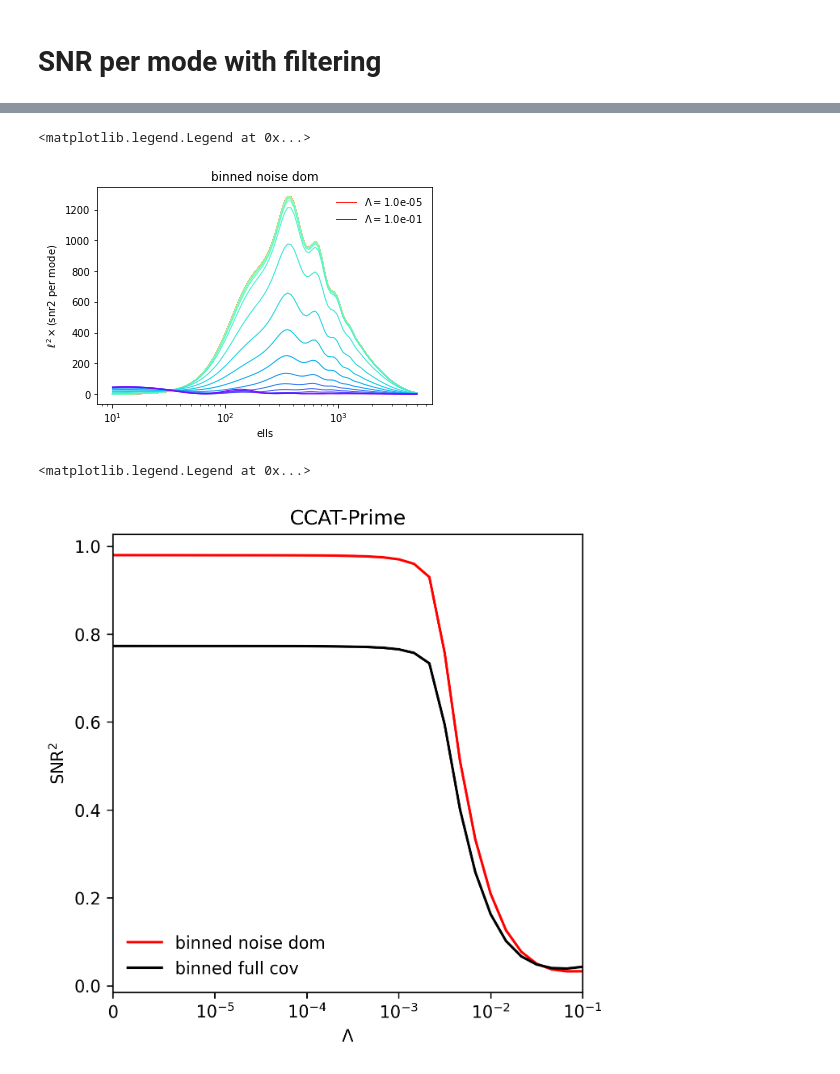
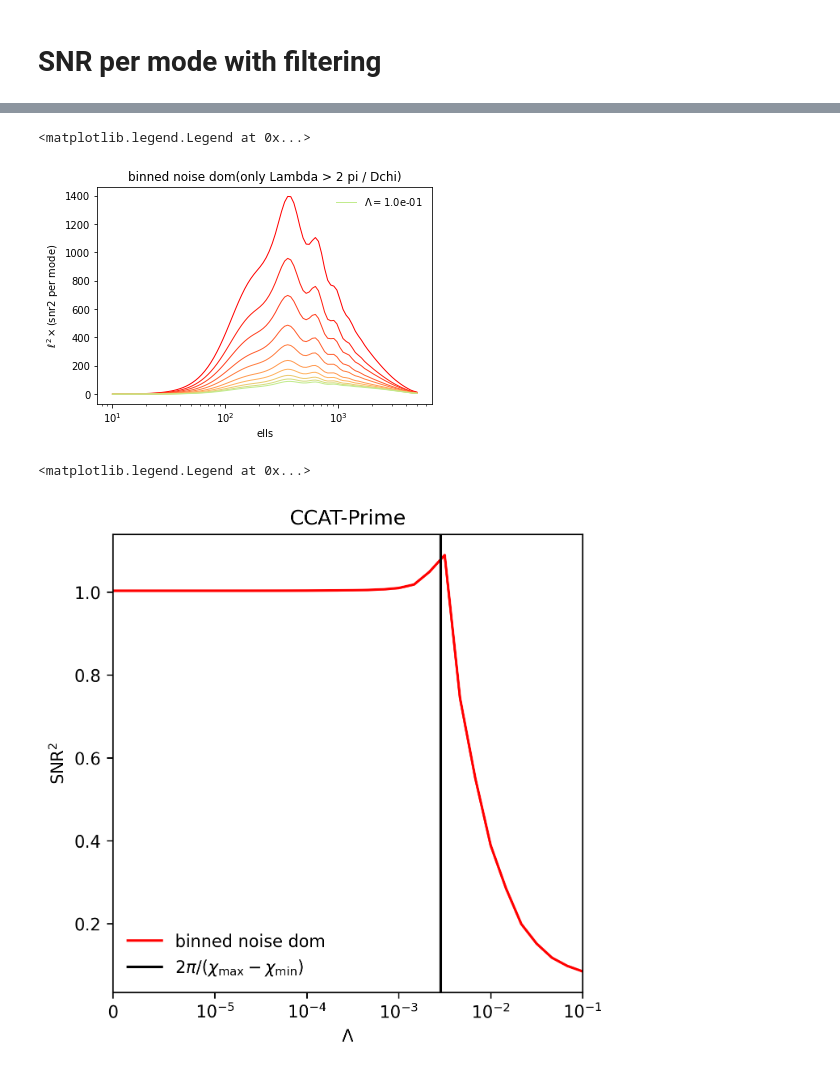
Before and after one commit to DelonShen/LIMxCMBL, a Jupyter notebook: 011.000.2025-02-25.CCAT-prime-snr-full-covariance.ipynb, the cells around one changed output, grey strips where cells are left out. Drawn from its saved outputs; the diff is of its cells as text; code cells hidden in the pictures.

Commit message:
fixed computation of unfiltered LIM x kappa also fixes all my problems

```diff
--- a/011.000.2025-02-25.CCAT-prime-snr-full-covariance.ipynb
+++ b/011.000.2025-02-25.CCAT-prime-snr-full-covariance.ipynb
@@ -18,8 +18,20 @@ dchi_binned = np.mean(np.diff(chi_bin_edges))
 # %%
 import matplotlib.pyplot as plt
 # %%
-Ik_fname = '/scratch/users/delon/LIMxCMBL/IHiKappa/Ik_zmin_%.5f_zmax_%.5f_quad_nbins_%d.npy'%(zmin, zmax, n_bins)
-I_kappa = np.load(Ik_fname)
+I_kappa_fname = '/scratch/users/delon/LIMxCMBL/IHiKappa/Ik_'
+I_kappa_fname +='zmin_%.5f_zmax_%.5f_quad_next_%d.npy'%(zmin,
+                                                        zmax,
+                                                        1000)
+
+I_kappa_unbinned = np.load(I_kappa_fname)
+
+I_kappa = np.zeros((len(ells), n_bins))
+external_chis = np.linspace(chimin*(1+1e-8), chimax*(1 - 1e-8), 1000)
+for i, (l1, r1) in enumerate(zip(chi_bin_edges, chi_bin_edges[1:])):
+            idx1 = np.where((external_chis > l1) & (external_chis <= r1))[0]
+            I_kappa[:,i] = (np.sum(I_kappa_unbinned[:,idx1[0]:idx1[-1]+1,],
+                                 axis=(1)) / len(idx1))
+
 plt.imshow(I_kappa)
 # %% [output]
 <matplotlib.image.AxesImage at 0x...>
@@ -210,19 +231,21 @@ plt.legend(frameon=False)
 # %%
 plt.figure(facecolor = 'w')
 for Lambda in Lambdas:
+    if(Lambda < 2*np.pi/(chimax - chimin)):
+        continue
     label = None
     if(Lambda == 1e-5 or Lambda == 1e-1):
         label = r'$\Lambda=$%.1e'%(Lambda)
     plt.plot(ells, ells**2 * SNR2_per_mode_noise_dom[Lambda], label=label, lw = 1)
 
 plt.xscale('log')
 plt.xlabel('ells')
-plt.title('binned noise dom')
+plt.title('binned noise dom(only Lambda > 2 pi / Dchi)')
 plt.ylabel(r'$\ell^2\times$(snr2 per mode)')
 plt.legend(frameon=False)
 # %% [output]
 <matplotlib.legend.Legend at 0x...>
-[figure, old version]
+[figure, new version]
 # %%
 #new calculation
 SNR2_per_Omega_full      = np.zeros(len(Lambdas))
@@ -249,9 +272,15 @@ plt.plot(Lambdas, (SNR2_per_Omega_noise_dom * Omega_field),
          'r',
         label='binned noise dom')
 
-plt.plot(Lambdas, (SNR2_per_Omega_full * Omega_field),
-         'k',
-        label='binned full cov')
+
+# plt.scatter(Lambdas, (SNR2_per_Omega_noise_dom * Omega_field),)
+
+# plt.plot(Lambdas, (SNR2_per_Omega_full * Omega_field),
+#          'k',
+#         label='binned full cov')
+
+
+plt.axvline(2*np.pi/(chimax-chimin), c='k', label=r'$2\pi / (\chi_{\rm max} - \chi_{\rm min})$')
 
 
 
@@ -266,4 +295,4 @@ plt.title('CCAT-Prime')
 plt.legend(frameon=False)
 # %% [output]
 <matplotlib.legend.Legend at 0x...>
-[figure, old version]
+[figure, new version]
```
Also changed, not shown: parts of 4 cells of this notebook, 7 other files.
